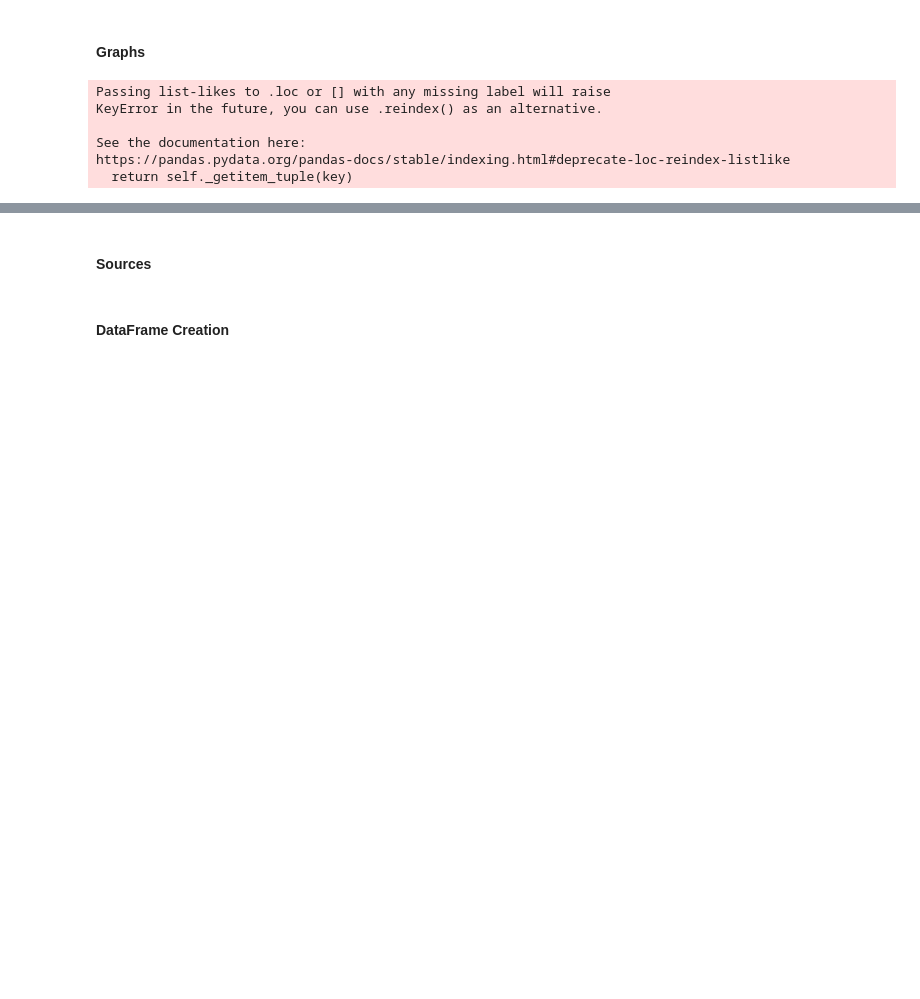
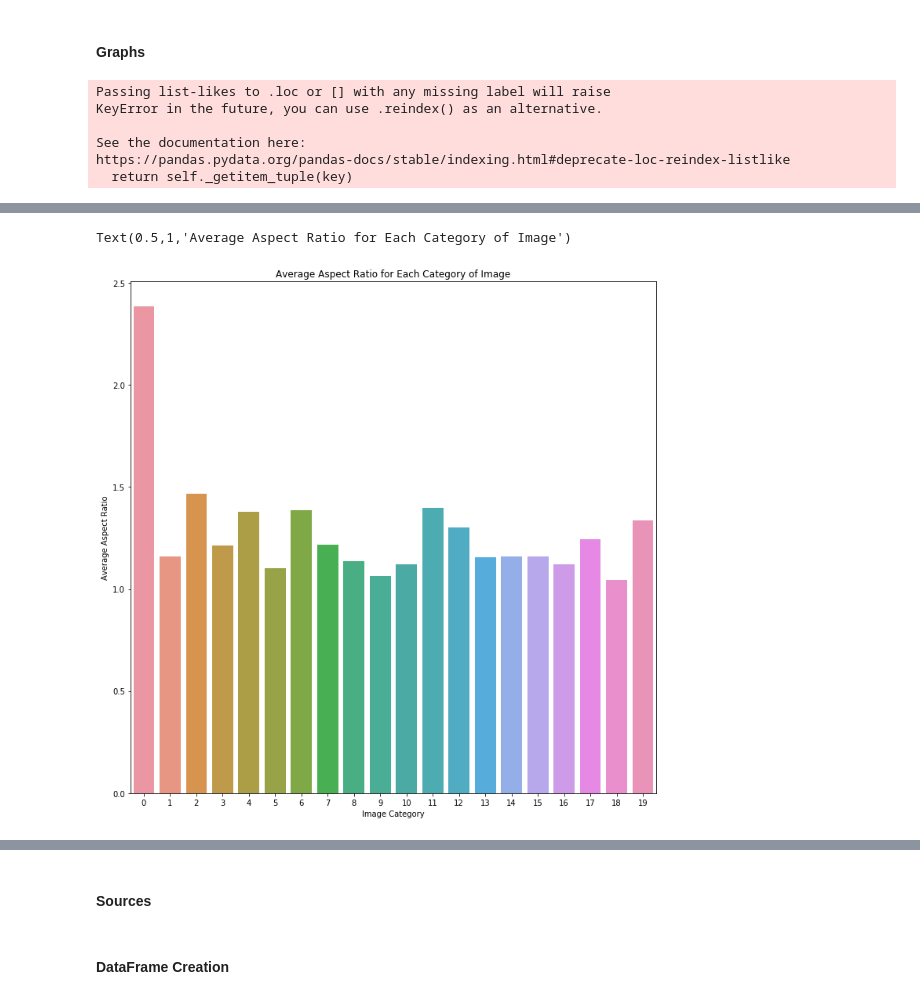
Before and after one commit to chriscorrea14/ds100_final_proj, a Jupyter notebook: GradProject_NB2.ipynb, the cells around one changed output, grey strips where cells are left out. Cells and saved outputs as stored; diff of their text form; code cells hidden in the pictures; blank space fills up the shorter version.

```diff
--- a/GradProject_NB2.ipynb
+++ b/GradProject_NB2.ipynb
@@ -92,0 +96,5 @@ Text(27.3264,0.5,'Average Color Channel Value')
+# %%
+# Exploration of data!
+
+# Compute the aspect ratio
+starting_data['aspect_ratio'] = pd.Series([ft4(image) for image in starting_data['image']])
@@ -92,0 +108,10 @@ Text(27.3264,0.5,'Average Color Channel Value')
+# %%
+plt.figure(figsize=[12,12])
+sns.barplot(x=starting_data.groupby(['label']).mean().reset_index()['label'],
+            y=starting_data.groupby(['label']).mean()['aspect_ratio'])
+plt.xlabel('Image Category')
+plt.ylabel('Average Aspect Ratio')
+plt.title('Average Aspect Ratio for Each Category of Image')
+# %% [output]
+Text(0.5,1,'Average Aspect Ratio for Each Category of Image')
+[figure, added]
```
Also changed, not shown: parts of 7 cells of this notebook.
